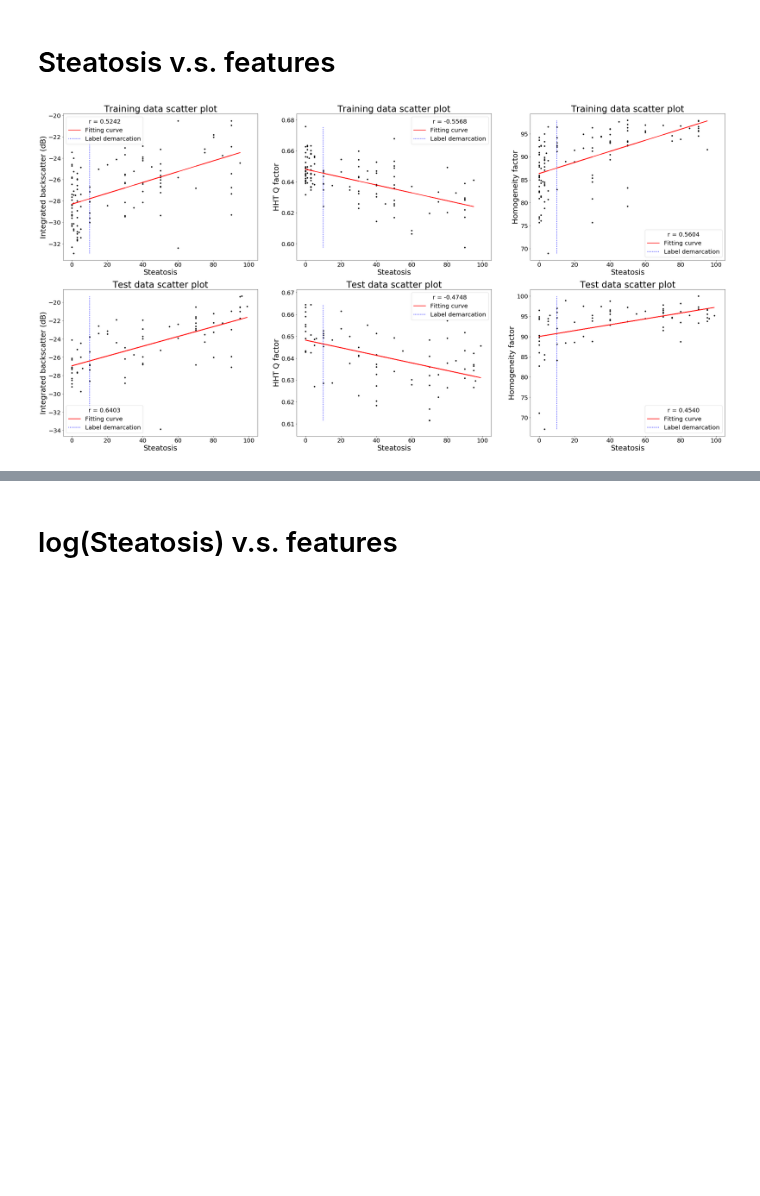
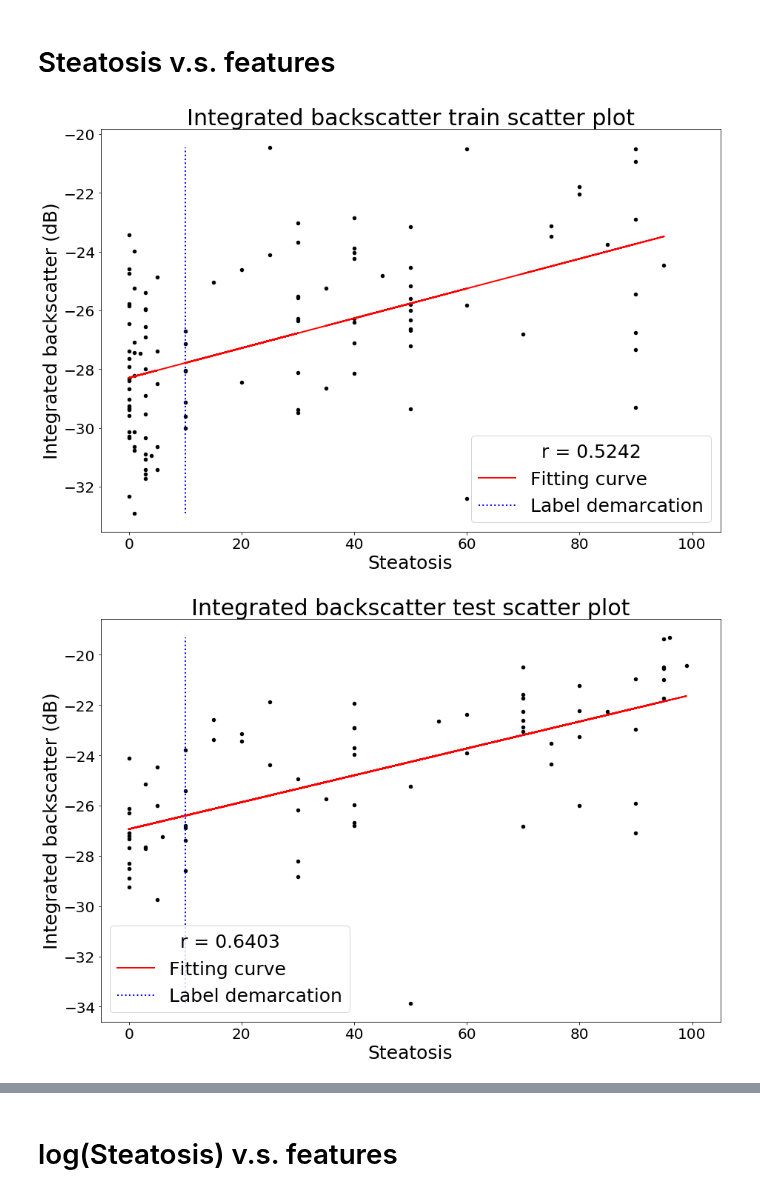
Before and after one commit to Lance0218/Fatty-liver-classifier, a Jupyter notebook: Scatter plot.ipynb, the cells around one changed output, grey strips where cells are left out. Saved outputs shown, nothing was run; the diff lists cells and outputs as text; code cells hidden in the pictures; blank space fills up the shorter version.

Commit message:
change size

```diff
--- a/Scatter plot.ipynb
+++ b/Scatter plot.ipynb
@@ -8,6 +8,7 @@ import matplotlib.pyplot as plt
 import numpy as np
 import xlrd
 from sklearn.preprocessing import MinMaxScaler
+%matplotlib inline
 
 # load data
 ## Pathology for train
@@ -31,51 +32,57 @@ y_test[:, 1] = data.col_values(4)  # y1 = Q factor (HHT)
 y_test[:, 2] = data.col_values(6)  # y2 = Homogeneity factor
 
 features = ['Integrated backscatter (dB)', 'HHT Q factor', 'Homogeneity factor']
+categories = ['Integrated backscatter', 'HHT Q factor', 'Homogeneity factor']
 
 # correlation coefficient
 R = list(np.corrcoef(X_train, y_train[:, i])[1,0] for i in range (3))
 S = list(np.corrcoef(X_test, y_test[:, i])[1,0] for i in range (3))
 
 # plot
-plt.figure(figsize = (40, 20))
 
-for i in range(3):
-    plt.subplot(2, 3, 1+i)
-    plt.scatter(X_train, y_train[:, i], s = 15, c = 'black', alpha = 1)
-    plt.title('Training data scatter plot', size=30)
+def scatter_plot(i):
+    ## def training set
+    plt.figure(figsize = (15, 10))
+    plt.scatter(X_train, y_train[:, i], s = 20, c = 'black', alpha = 1)
+    plt.title('{0} train scatter plot'.format(categories[i]), size = 30)
     plt.xlabel('Steatosis', size = 25)
     plt.ylabel('{0}'.format(features[i]), size = 25)
     plt.xticks(size = 20)
     plt.yticks(size = 20)
     plt.xlim(-5, 105)
     plt.vlines(10, min(y_train[:, i]), max(y_train[:, i]), linestyle=':', linewidth=2, color = 'blue', label = 'Label demarcation')
 
     ## calc the trendline (it is simply a linear fitting)
     z1 = np.polyfit(X_train, y_train[:, i], 1)
     p1 = np.poly1d(z1)
     plt.plot(X_train, p1(X_train), color = 'red', linestyle='-', linewidth=2, label = 'Fitting curve')
 
-    plt.legend(loc = 'best', fontsize = 20, title = 'r = {0:0.4f}'.format(R[i])).get_title().set_fontsize('20')
+    ## set legend & save
+    plt.legend(loc = 'best', fontsize = 25, title = 'r = {0:0.4f}'.format(R[i])).get_title().set_fontsize('25')
+    plt.savefig('Data Visualization\scatter\{0} train scatter plot.png'.format(categories[i]))
 
-
-    plt.subplot(2, 3, 4+i)
-    plt.scatter(X_test, y_test[:, i], s = 15, c = 'black', alpha = 1)
-    plt.title('Test data scatter plot', size=30)
+    ## def test set
+    plt.figure(figsize = (15, 10))
+    plt.scatter(X_test, y_test[:, i], s = 20, c = 'black', alpha = 1)
+    plt.title('{0} test scatter plot'.format(categories[i]), size = 30)
     plt.xlabel('Steatosis', size = 25)
     plt.ylabel('{0}'.format(features[i]), size = 25)
     plt.xticks(size = 20)
     plt.yticks(size = 20)
     plt.xlim(-5, 105)
     plt.vlines(10, min(y_test[:, i]), max(y_test[:, i]), linestyle=':', linewidth=2, color = 'blue', label = 'Label demarcation')
 
     ## calc the trendline (it is simply a linear fitting)
     z2 = np.polyfit(X_test, y_test[:, i], 1)
     p2 = np.poly1d(z2)
     plt.plot(X_test, p2(X_test), color = 'red', linestyle='-', linewidth=2, label = 'Fitting curve')
 
-    plt.legend(loc = 'best', fontsize = 20, title = 'r = {0:0.4f}'.format(S[i])).get_title().set_fontsize('20')
+    ## set legend & save
+    plt.legend(loc = 'best', fontsize = 25, title = 'r = {0:0.4f}'.format(S[i])).get_title().set_fontsize('25')
+    plt.savefig('Data Visualization\scatter\{0} test scatter plot.png'.format(categories[i]))
 
-plt.savefig('Data Visualization\Steatosis VS. features.png')
-plt.show()
+for i in range(3):
+    scatter_plot(i)
 # %% [output]
-[figure, old version]
+[figure, new version]
+[figure, added]
```
Also changed, not shown: parts of 2 cells of this notebook.
